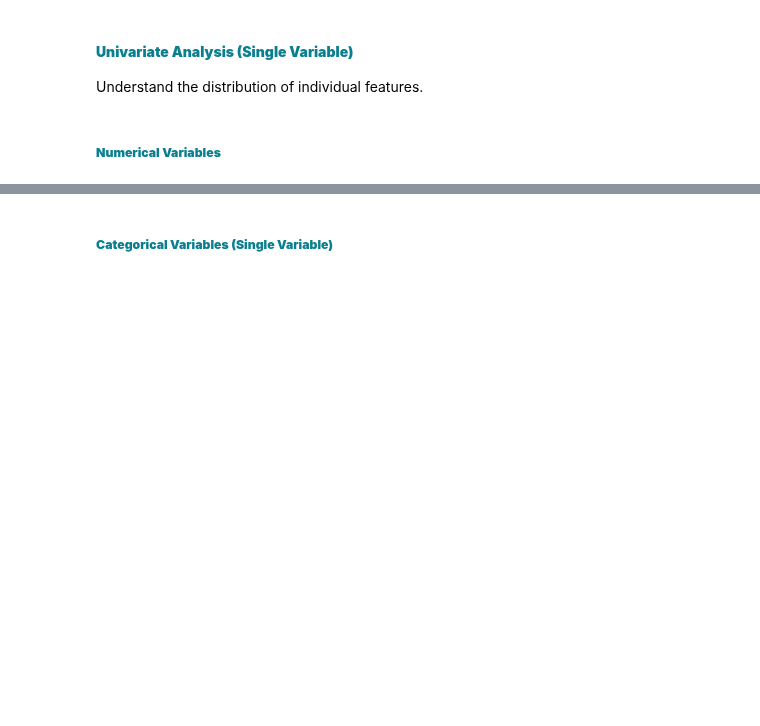
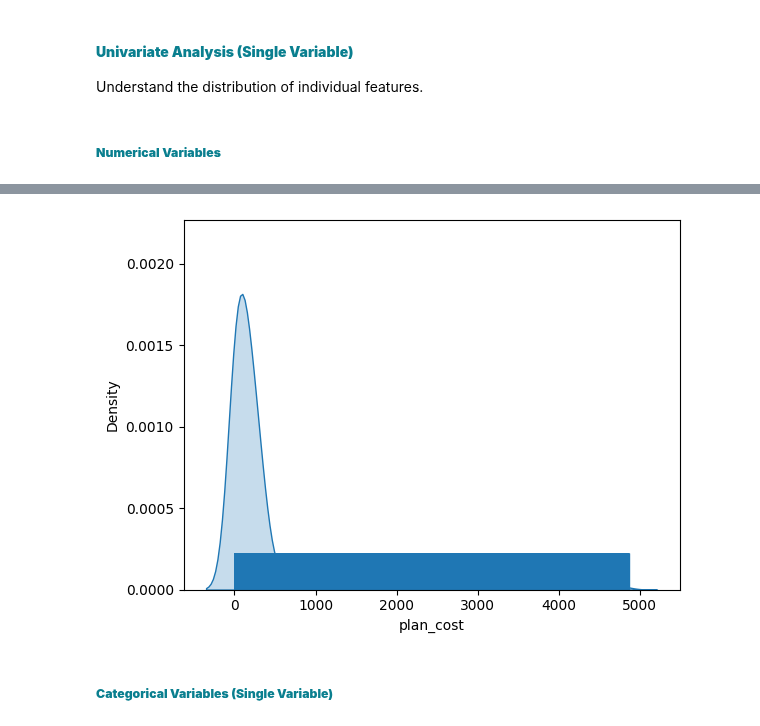
Before and after one commit to ruth-kitasi/Health-Insurance-Recommender-System, a Jupyter notebook: Notebooks/Mbego.ipynb, the cells around one changed output, grey strips where cells are left out. Saved outputs shown, nothing was run; the diff lists cells and outputs as text; code cells hidden in the pictures; blank space fills up the shorter version.

```diff
--- a/Notebooks/Mbego.ipynb
+++ b/Notebooks/Mbego.ipynb
@@ -244,2 +250,8 @@ Understand the distribution of individual features.
+# %%
+sns.kdeplot(df['plan_cost'], fill=True)
+sns.rugplot(df['plan_cost'], height=0.1)
+plt.show()
+# %% [output]
+[figure, added]
 # %% [markdown]
 ##### <span style="color:rgb(10, 127, 143);">**Categorical Variables (Single Variable)** </span>
```
Also changed, not shown: parts of 8 cells of this notebook.
